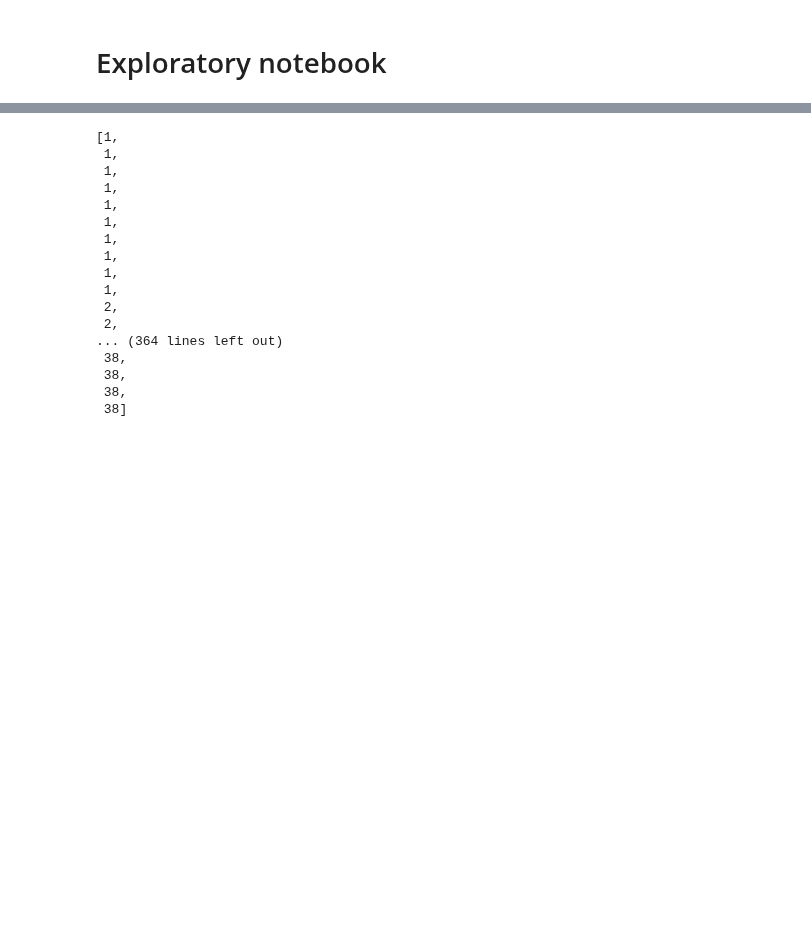
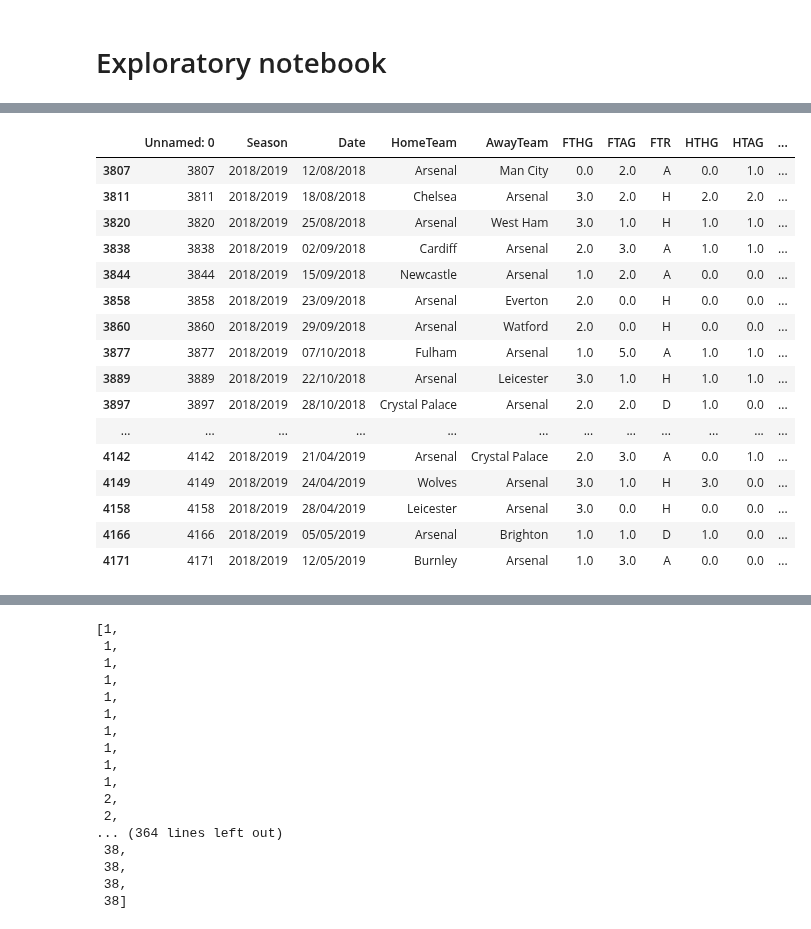
Before and after one commit to georgebrockman/beatthebookies, a Jupyter notebook: beatthebookies/notebooks/chris_explore.ipynb, the cells around one changed output, grey strips where cells are left out. Saved outputs shown, nothing was run; the diff lists cells and outputs as text; code cells hidden in the pictures; blank space fills up the shorter version.

```diff
--- a/beatthebookies/notebooks/chris_explore.ipynb
+++ b/beatthebookies/notebooks/chris_explore.ipynb
@@ -34,0 +153,20 @@ df.to_csv("../data/tempfile.csv", index=False, encoding='utf-8-sig')
+# %%
+arsenal
+# %% [output]
+|  | Unnamed: 0 | Season | Date | HomeTeam | AwayTeam | FTHG | FTAG | FTR | HTHG | HTAG | ... |
+| 3807 | 3807 | 2018/2019 | 12/08/2018 | Arsenal | Man City | 0.0 | 2.0 | A | 0.0 | 1.0 | ... |
+| 3811 | 3811 | 2018/2019 | 18/08/2018 | Chelsea | Arsenal | 3.0 | 2.0 | H | 2.0 | 2.0 | ... |
+| 3820 | 3820 | 2018/2019 | 25/08/2018 | Arsenal | West Ham | 3.0 | 1.0 | H | 1.0 | 1.0 | ... |
+| 3838 | 3838 | 2018/2019 | 02/09/2018 | Cardiff | Arsenal | 2.0 | 3.0 | A | 1.0 | 1.0 | ... |
+| 3844 | 3844 | 2018/2019 | 15/09/2018 | Newcastle | Arsenal | 1.0 | 2.0 | A | 0.0 | 0.0 | ... |
+| 3858 | 3858 | 2018/2019 | 23/09/2018 | Arsenal | Everton | 2.0 | 0.0 | H | 0.0 | 0.0 | ... |
+| 3860 | 3860 | 2018/2019 | 29/09/2018 | Arsenal | Watford | 2.0 | 0.0 | H | 0.0 | 0.0 | ... |
+| 3877 | 3877 | 2018/2019 | 07/10/2018 | Fulham | Arsenal | 1.0 | 5.0 | A | 1.0 | 1.0 | ... |
+| 3889 | 3889 | 2018/2019 | 22/10/2018 | Arsenal | Leicester | 3.0 | 1.0 | H | 1.0 | 1.0 | ... |
+| 3897 | 3897 | 2018/2019 | 28/10/2018 | Crystal Palace | Arsenal | 2.0 | 2.0 | D | 1.0 | 0.0 | ... |
+| ... | ... | ... | ... | ... | ... | ... | ... | ... | ... | ... | ... |
+| 4142 | 4142 | 2018/2019 | 21/04/2019 | Arsenal | Crystal Palace | 2.0 | 3.0 | A | 0.0 | 1.0 | ... |
+| 4149 | 4149 | 2018/2019 | 24/04/2019 | Wolves | Arsenal | 3.0 | 1.0 | H | 3.0 | 0.0 | ... |
+| 4158 | 4158 | 2018/2019 | 28/04/2019 | Leicester | Arsenal | 3.0 | 0.0 | H | 0.0 | 0.0 | ... |
+| 4166 | 4166 | 2018/2019 | 05/05/2019 | Arsenal | Brighton | 1.0 | 1.0 | D | 1.0 | 0.0 | ... |
+| 4171 | 4171 | 2018/2019 | 12/05/2019 | Burnley | Arsenal | 1.0 | 3.0 | A | 0.0 | 0.0 | ... |
```
Also changed, not shown: parts of 39 cells of this notebook, 4 other files.
